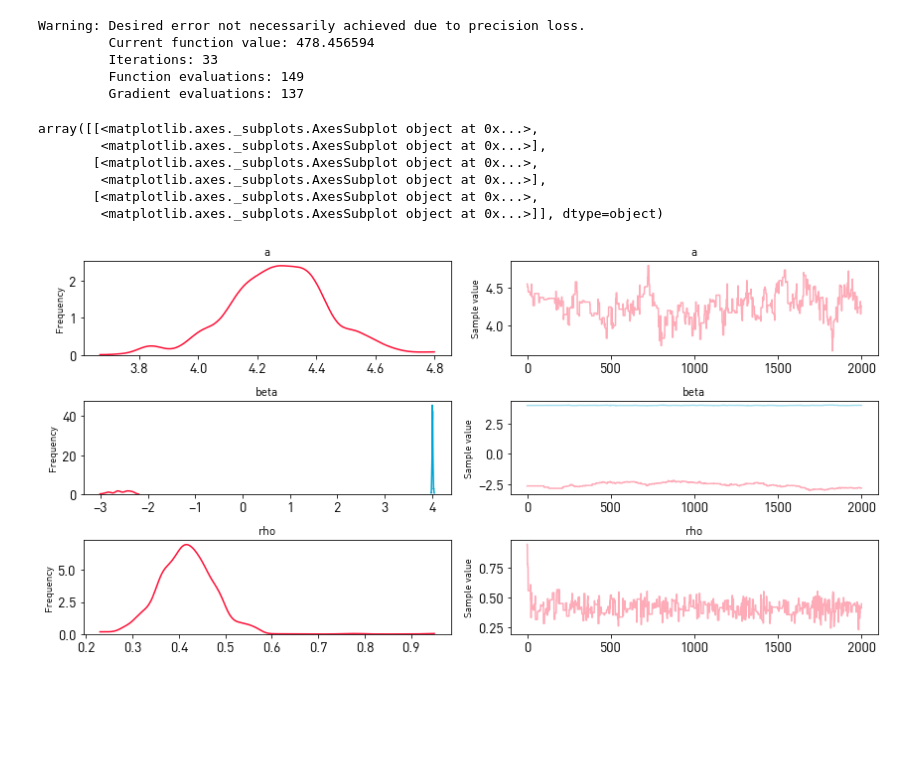
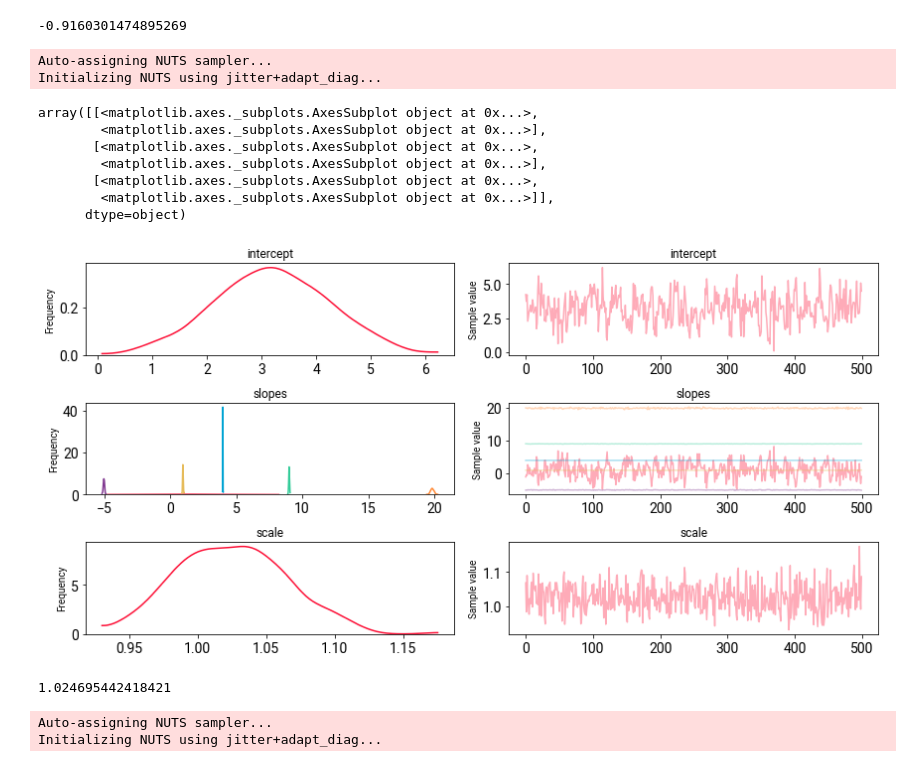
Before and after one commit to ljwolf/bayespatial, a Jupyter notebook: example_modelfit.ipynb, the cells around one changed output. Saved outputs shown, nothing was run; the diff lists cells and outputs as text; code cells hidden in the pictures; blank space fills up the shorter version.

```diff
--- a/example_modelfit.ipynb
+++ b/example_modelfit.ipynb
@@ -44,4 +49,7 @@ Yknown = 4 + X.dot(np.asarray([[-2], [4]]))
+# %%
+Yknown = known_beta[0] + X.dot(known_beta[1:])
 # %%
 Yknown_e = Yknown + np.linalg.solve((np.eye(W.n) - .45 * W.sparse.toarray()),
                                     np.random.normal(0,1,size=(W.n,1)))
 Yknown_l = np.linalg.solve((np.eye(W.n) - .45 * W.sparse.toarray()), Yknown + np.random.normal(0,1,size=(W.n,1)))
+Yknown_norm = Yknown + np.random.normal(0,1,size=(W.n,1))
@@ -48,2 +109,35 @@ Yknown_l = np.linalg.solve((np.eye(W.n) - .45 * W.sparse.toarray()), Yknown + np
+# %%
+1/emin
+# %% [output]
+-0.9160301474895269
+# %%
+with mc.Model() as standard:
+    intercept = mc.Normal('intercept', 0, sd=10, testval=0)
+    slopes = mc.Normal('slopes', 0, sd=10, shape=P)
+    mean = intercept + tt.dot(X, slopes)
+    scale = mc.HalfCauchy('scale', 5)
+
+    outcome = mc.Normal('outcome', mu=mean, sd=scale, observed=Yknown_norm.flatten())
+# %%
+with standard:
+    samp = mc.sample(500, progressbar=False)
+# %% [output]
+Auto-assigning NUTS sampler...
+Initializing NUTS using jitter+adapt_diag...
+# %%
+mc.traceplot(samp)
+# %% [output]
+array([[<matplotlib.axes._subplots.AxesSubplot object at 0x...>,
+        <matplotlib.axes._subplots.AxesSubplot object at 0x...>],
+       [<matplotlib.axes._subplots.AxesSubplot object at 0x...>,
+        <matplotlib.axes._subplots.AxesSubplot object at 0x...>],
+       [<matplotlib.axes._subplots.AxesSubplot object at 0x...>,
+        <matplotlib.axes._subplots.AxesSubplot object at 0x...>]],
+      dtype=object)
+[figure, added]
+# %%
+samp['scale'].mean()
+# %% [output]
+1.024695442418421
 # %%
 with mc.Model() as SE:
@@ -59,9 +153,6 @@ with mc.Model() as SE:
 # %%
 with SE:
-    start = mc.find_MAP()
+    samp = mc.sample(500, progressbar=False)
 # %% [output]
-Warning: Desired error not necessarily achieved due to precision loss.
-         Current function value: 478.456594
-         Iterations: 33
-         Function evaluations: 149
-         Gradient evaluations: 137
+Auto-assigning NUTS sampler...
+Initializing NUTS using jitter+adapt_diag...
@@ -73,10 +159,2 @@ with SE:
 # %%
-mc.traceplot(trace)
+mc.traceplot(samp)
-# %% [output]
-array([[<matplotlib.axes._subplots.AxesSubplot object at 0x...>,
-        <matplotlib.axes._subplots.AxesSubplot object at 0x...>],
-       [<matplotlib.axes._subplots.AxesSubplot object at 0x...>,
-        <matplotlib.axes._subplots.AxesSubplot object at 0x...>],
-       [<matplotlib.axes._subplots.AxesSubplot object at 0x...>,
-        <matplotlib.axes._subplots.AxesSubplot object at 0x...>]], dtype=object)
-[figure, removed]
```
Also changed, not shown: parts of 23 cells of this notebook, 7 other files.
